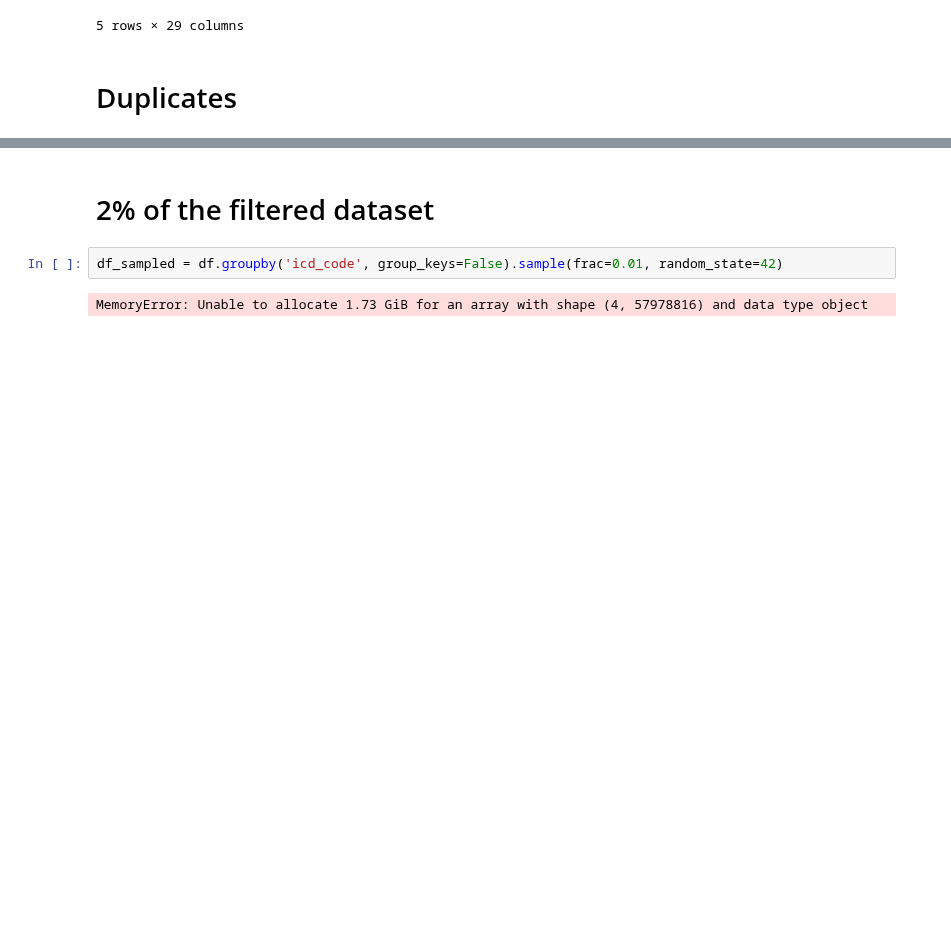
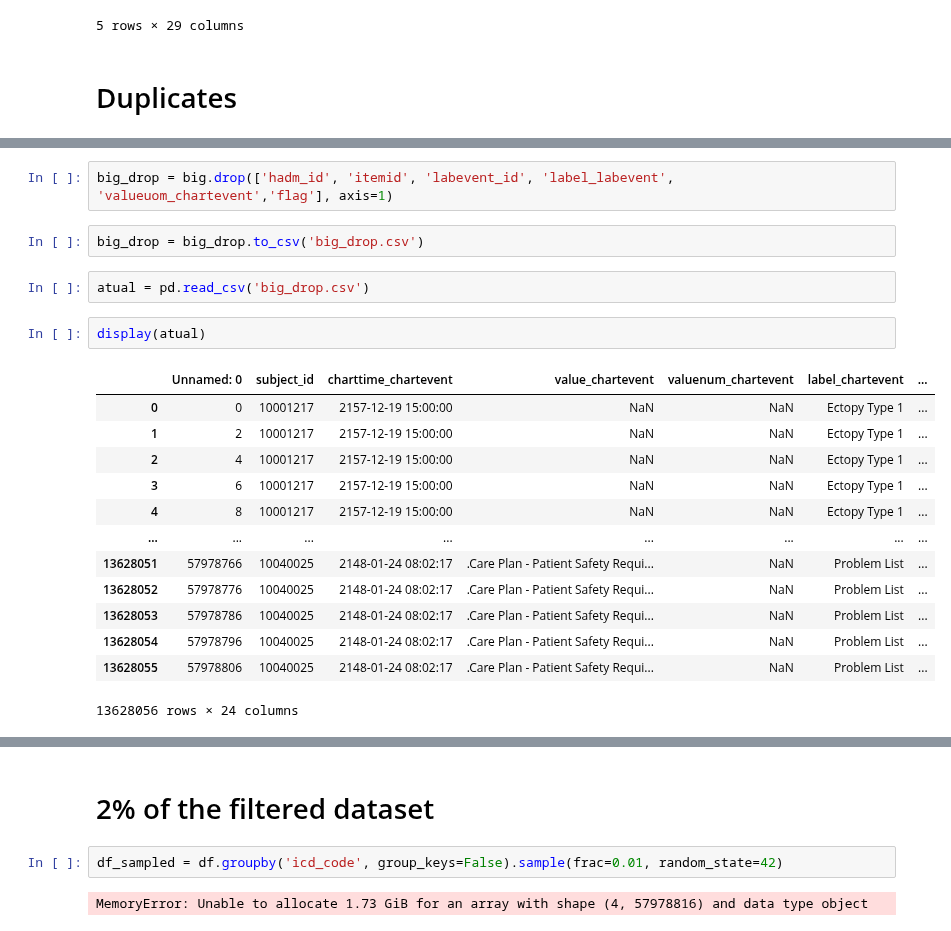
Before and after one commit to CatarinaCosta02/Master_Thesis, a Jupyter notebook: models/Final_treament.ipynb, the cells around one changed output, grey strips where cells are left out. Cells and saved outputs as stored; diff of their text form; blank space fills up the shorter version.

```diff
--- a/models/Final_treament.ipynb
+++ b/models/Final_treament.ipynb
@@ -496,0 +525,22 @@ ParserError: Error tokenizing data. C error: out of memory
+# %%
+big_drop = big.drop(['hadm_id', 'itemid', 'labevent_id', 'label_labevent', 'valueuom_chartevent','flag'], axis=1)
+# %%
+big_drop = big_drop.to_csv('big_drop.csv')
+# %%
+atual = pd.read_csv('big_drop.csv')
+# %%
+display(atual)
+# %% [output]
+|  | Unnamed: 0 | subject_id | charttime_chartevent | value_chartevent | valuenum_chartevent | label_chartevent | ... |
+| 0 | 0 | 10001217 | 2157-12-19 15:00:00 | NaN | NaN | Ectopy Type 1 | ... |
+| 1 | 2 | 10001217 | 2157-12-19 15:00:00 | NaN | NaN | Ectopy Type 1 | ... |
+| 2 | 4 | 10001217 | 2157-12-19 15:00:00 | NaN | NaN | Ectopy Type 1 | ... |
+| 3 | 6 | 10001217 | 2157-12-19 15:00:00 | NaN | NaN | Ectopy Type 1 | ... |
+| 4 | 8 | 10001217 | 2157-12-19 15:00:00 | NaN | NaN | Ectopy Type 1 | ... |
+| ... | ... | ... | ... | ... | ... | ... | ... |
+| 13628051 | 57978766 | 10040025 | 2148-01-24 08:02:17 | .Care Plan - Patient Safety Requi... | NaN | Problem List | ... |
+| 13628052 | 57978776 | 10040025 | 2148-01-24 08:02:17 | .Care Plan - Patient Safety Requi... | NaN | Problem List | ... |
+| 13628053 | 57978786 | 10040025 | 2148-01-24 08:02:17 | .Care Plan - Patient Safety Requi... | NaN | Problem List | ... |
+| 13628054 | 57978796 | 10040025 | 2148-01-24 08:02:17 | .Care Plan - Patient Safety Requi... | NaN | Problem List | ... |
+| 13628055 | 57978806 | 10040025 | 2148-01-24 08:02:17 | .Care Plan - Patient Safety Requi... | NaN | Problem List | ... |
+13628056 rows × 24 columns
```
Also changed, not shown: parts of 28 cells of this notebook.
